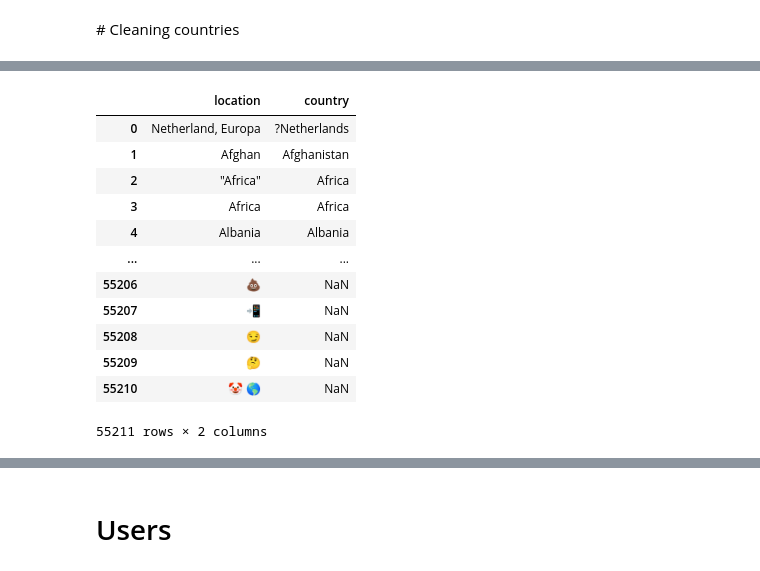
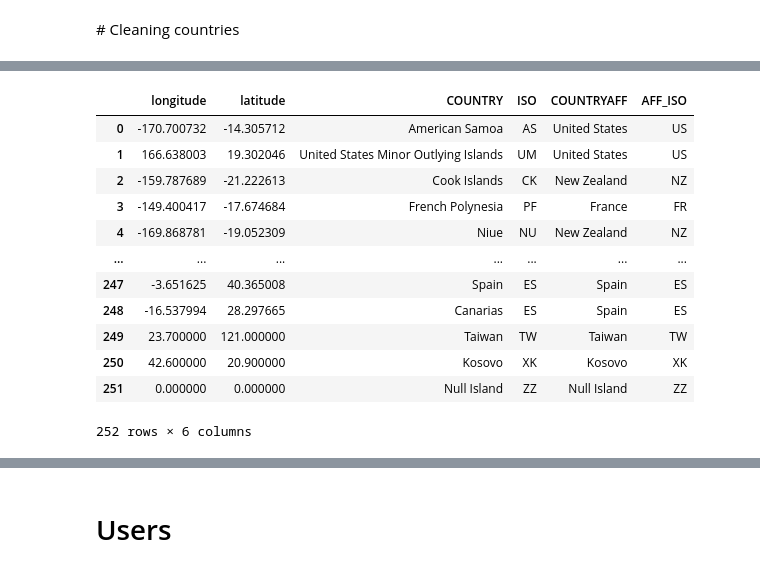
Before and after one commit to com-480-data-visualization/project-2023-vizmoica, a Jupyter notebook: preprocessing/eda_country.ipynb, the cells around one changed output, grey strips where cells are left out. Drawn from its saved outputs; the diff is of its cells as text; code cells hidden in the pictures.

```diff
--- a/preprocessing/eda_country.ipynb
+++ b/preprocessing/eda_country.ipynb
@@ -126,17 +172,17 @@ df_location_country
 # %%
-df_location_to_country_sorted = pd.read_csv(data / "location_to_country_sorted_1 copy.csv")
-df_location_to_country_sorted
+centroids = pd.read_csv(data / "country_centroids.csv")
+centroids
 # %% [output]
-|  | location | country |
-| 0 | Netherland, Europa | ?Netherlands |
-| 1 | Afghan | Afghanistan |
-| 2 | "Africa" | Africa |
-| 3 | Africa | Africa |
-| 4 | Albania | Albania |
-| ... | ... | ... |
-| 55206 | 💩 | NaN |
-| 55207 | 📲 | NaN |
-| 55208 | 😏 | NaN |
-| 55209 | 🤔 | NaN |
-| 55210 | 🤡 🌎 | NaN |
+|  | longitude | latitude | COUNTRY | ISO | COUNTRYAFF | AFF_ISO |
+| 0 | -170.700732 | -14.305712 | American Samoa | AS | United States | US |
+| 1 | 166.638003 | 19.302046 | United States Minor Outlying Islands | UM | United States | US |
+| 2 | -159.787689 | -21.222613 | Cook Islands | CK | New Zealand | NZ |
+| 3 | -149.400417 | -17.674684 | French Polynesia | PF | France | FR |
+| 4 | -169.868781 | -19.052309 | Niue | NU | New Zealand | NZ |
+| ... | ... | ... | ... | ... | ... | ... |
+| 247 | -3.651625 | 40.365008 | Spain | ES | Spain | ES |
+| 248 | -16.537994 | 28.297665 | Canarias | ES | Spain | ES |
+| 249 | 23.700000 | 121.000000 | Taiwan | TW | Taiwan | TW |
+| 250 | 42.600000 | 20.900000 | Kosovo | XK | Kosovo | XK |
+| 251 | 0.000000 | 0.000000 | Null Island | ZZ | Null Island | ZZ |
-55211 rows × 2 columns
+252 rows × 6 columns
```
Also changed, not shown: parts of 32 cells of this notebook, 4 other files.
